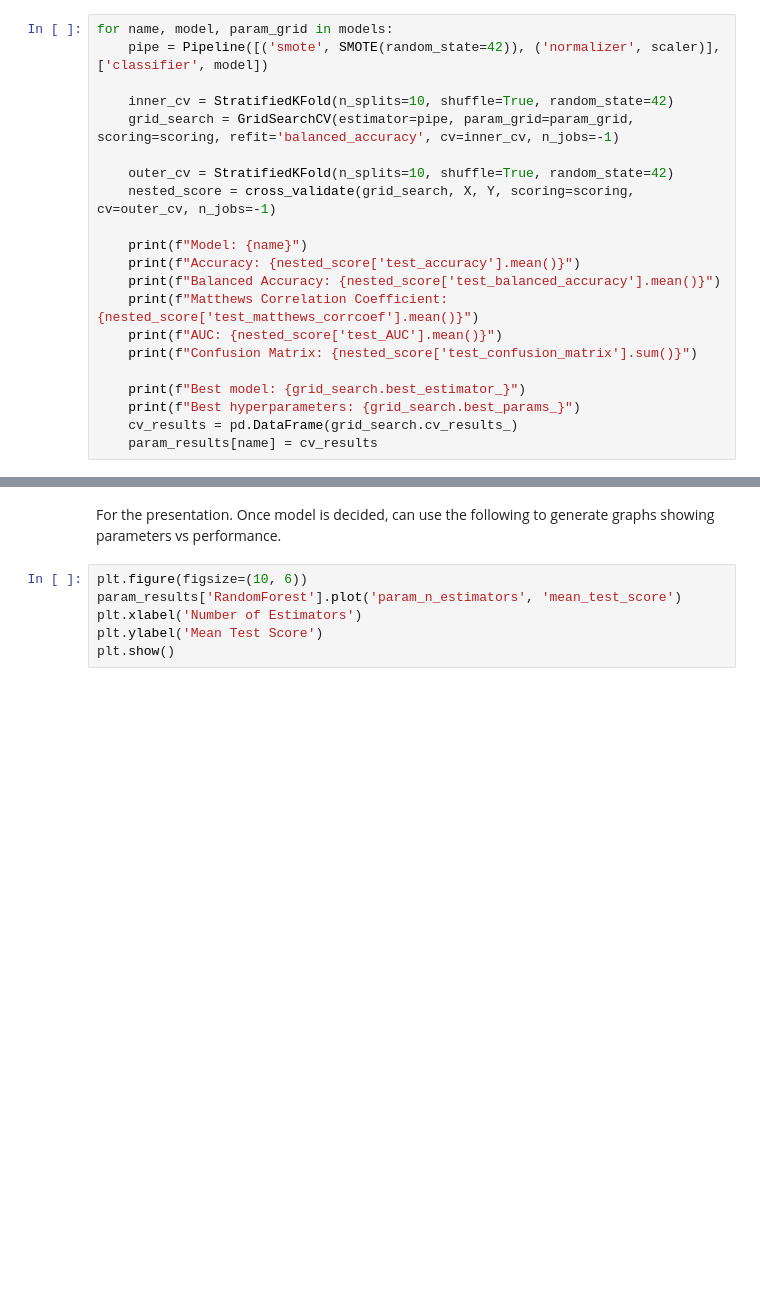
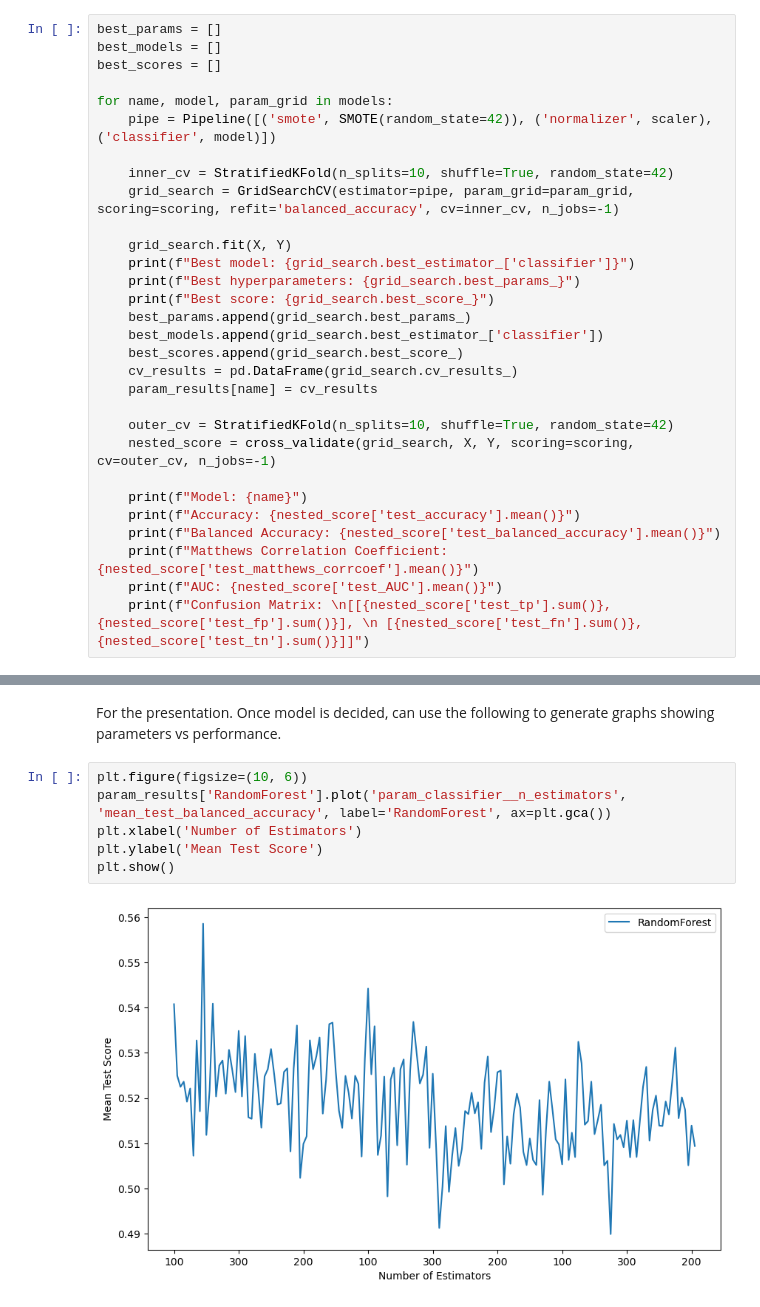
Before and after one commit to Delarams/AIRES_project, a Jupyter notebook: PerformanceOpt.ipynb, the cells around one changed output, grey strips where cells are left out. Drawn from its saved outputs; the diff is of its cells as text; blank space fills up the shorter version.

Commit message:
Rerun with nested CV
Attempt to determine the most accurate measures of the models

```diff
--- a/PerformanceOpt.ipynb
+++ b/PerformanceOpt.ipynb
@@ -245,11 +269,25 @@ Preprocessing and feature selection should be done within the cross-validation l
 2. SMOTE - increase the number of samples in the minority group synthetically
 3. Normalization/Standardization - Scale the data, usually to values between 0 and 1. Prevents certain models from adding more weight to larger gaps or higher numbers.
 # %%
+best_params = []
+best_models = []
+best_scores = []
+
 for name, model, param_grid in models:
-    pipe = Pipeline([('smote', SMOTE(random_state=42)), ('normalizer', scaler)], ['classifier', model])
+    pipe = Pipeline([('smote', SMOTE(random_state=42)), ('normalizer', scaler), ('classifier', model)])
 
     inner_cv = StratifiedKFold(n_splits=10, shuffle=True, random_state=42)
     grid_search = GridSearchCV(estimator=pipe, param_grid=param_grid, scoring=scoring, refit='balanced_accuracy', cv=inner_cv, n_jobs=-1)
+
+    grid_search.fit(X, Y)
+    print(f"Best model: {grid_search.best_estimator_['classifier']}")
+    print(f"Best hyperparameters: {grid_search.best_params_}")
+    print(f"Best score: {grid_search.best_score_}")
+    best_params.append(grid_search.best_params_)
+    best_models.append(grid_search.best_estimator_['classifier'])
+    best_scores.append(grid_search.best_score_)
+    cv_results = pd.DataFrame(grid_search.cv_results_)
+    param_results[name] = cv_results
 
     outer_cv = StratifiedKFold(n_splits=10, shuffle=True, random_state=42)
     nested_score = cross_validate(grid_search, X, Y, scoring=scoring, cv=outer_cv, n_jobs=-1)
@@ -259,9 +297,4 @@ for name, model, param_grid in models:
     print(f"Balanced Accuracy: {nested_score['test_balanced_accuracy'].mean()}")
     print(f"Matthews Correlation Coefficient: {nested_score['test_matthews_corrcoef'].mean()}")
     print(f"AUC: {nested_score['test_AUC'].mean()}")
-    print(f"Confusion Matrix: {nested_score['test_confusion_matrix'].sum()}")
-
-    print(f"Best model: {grid_search.best_estimator_}")
-    print(f"Best hyperparameters: {grid_search.best_params_}")
-    cv_results = pd.DataFrame(grid_search.cv_results_)
-    param_results[name] = cv_results
+    print(f"Confusion Matrix: \n[[{nested_score['test_tp'].sum()}, {nested_score['test_fp'].sum()}], \n [{nested_score['test_fn'].sum()}, {nested_score['test_tn'].sum()}]]")
@@ -281,7 +352,9 @@ Add these Results and Test Conditions to Results.xlsx. Will delete duplicate res
 For the presentation. Once model is decided, can use the following to generate graphs showing parameters vs performance.
 # %%
 plt.figure(figsize=(10, 6))
-param_results['RandomForest'].plot('param_n_estimators', 'mean_test_score')
+param_results['RandomForest'].plot('param_classifier__n_estimators', 'mean_test_balanced_accuracy', label='RandomForest', ax=plt.gca())
 plt.xlabel('Number of Estimators')
 plt.ylabel('Mean Test Score')
 plt.show()
+# %% [output]
+[figure, added]
```
Also changed, not shown: parts of 3 cells of this notebook, 5 other files.
